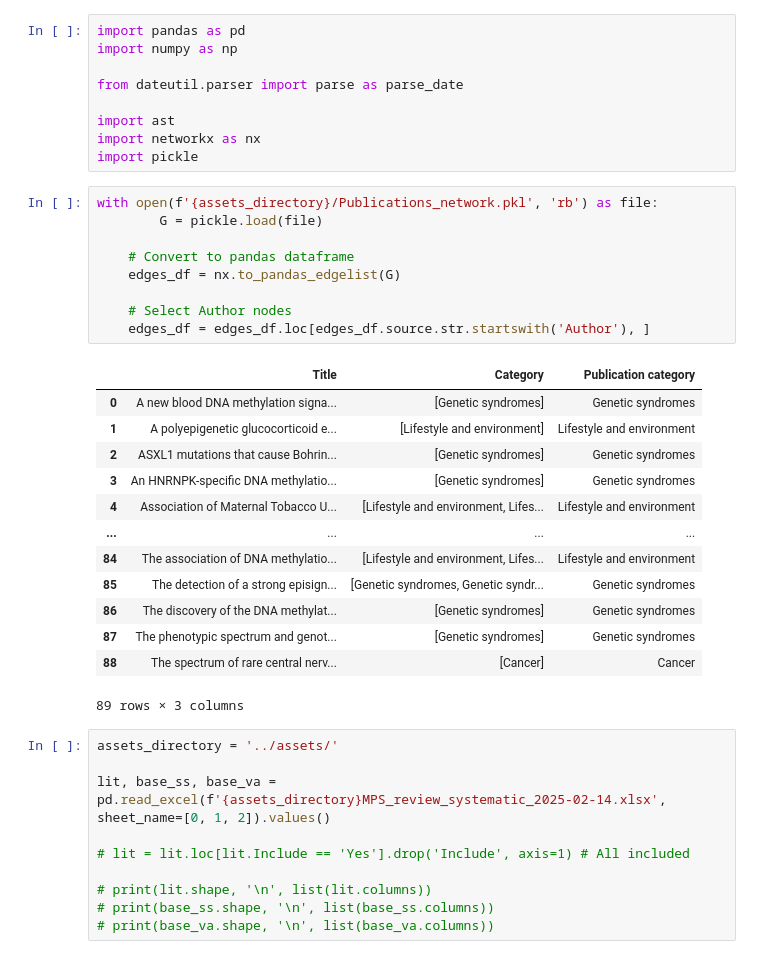
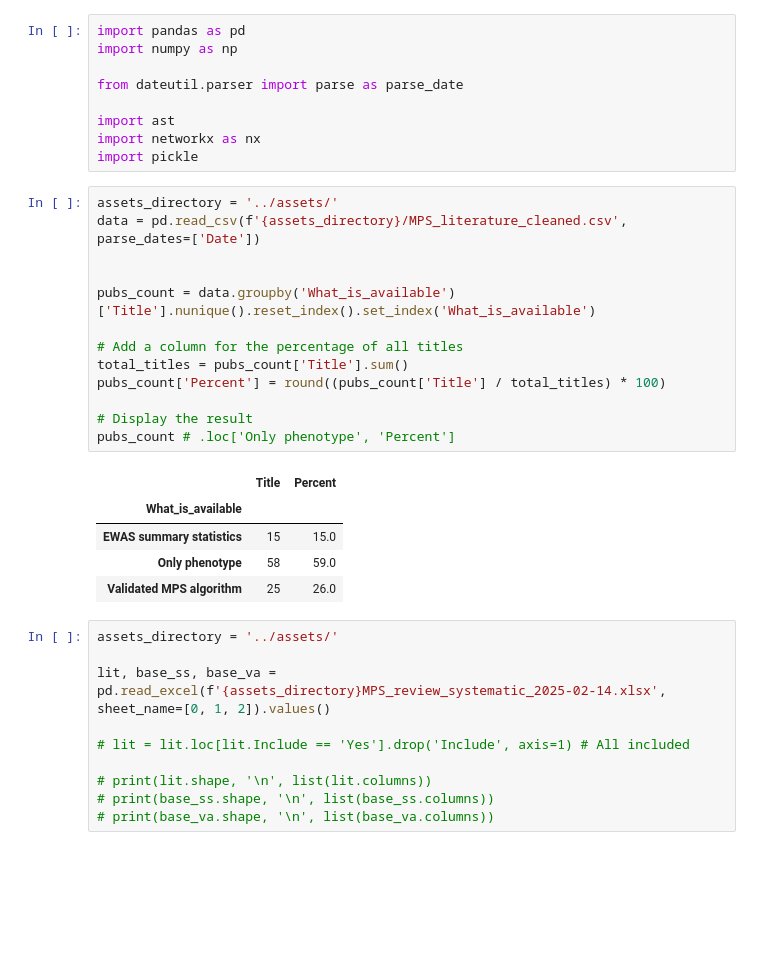
Before and after one commit to inDEPTHlab/DeMetRA-review, a Jupyter notebook: definitions/data_preprocessing.ipynb, the cells around one changed output. Drawn from its saved outputs; the diff is of its cells as text; blank space fills up the shorter version.

```diff
--- a/definitions/data_preprocessing.ipynb
+++ b/definitions/data_preprocessing.ipynb
@@ -12,28 +12,24 @@ import ast
 import networkx as nx
 import pickle
 # %%
-with open(f'{assets_directory}/Publications_network.pkl', 'rb') as file:
-        G = pickle.load(file)
+assets_directory = '../assets/'
+data = pd.read_csv(f'{assets_directory}/MPS_literature_cleaned.csv', parse_dates=['Date'])
 
-    # Convert to pandas dataframe
-    edges_df = nx.to_pandas_edgelist(G)
 
-    # Select Author nodes
-    edges_df = edges_df.loc[edges_df.source.str.startswith('Author'), ]
+pubs_count = data.groupby('What_is_available')['Title'].nunique().reset_index().set_index('What_is_available')
+
+# Add a column for the percentage of all titles
+total_titles = pubs_count['Title'].sum()
+pubs_count['Percent'] = round((pubs_count['Title'] / total_titles) * 100)
+
+# Display the result
+pubs_count # .loc['Only phenotype', 'Percent']
 # %% [output]
-|  | Title | Category | Publication category |
-| 0 | A new blood DNA methylation signa... | [Genetic syndromes] | Genetic syndromes |
-| 1 | A polyepigenetic glucocorticoid e... | [Lifestyle and environment] | Lifestyle and environment |
-| 2 | ASXL1 mutations that cause Bohrin... | [Genetic syndromes] | Genetic syndromes |
-| 3 | An HNRNPK-specific DNA methylatio... | [Genetic syndromes] | Genetic syndromes |
-| 4 | Association of Maternal Tobacco U... | [Lifestyle and environment, Lifes... | Lifestyle and environment |
-| ... | ... | ... | ... |
-| 84 | The association of DNA methylatio... | [Lifestyle and environment, Lifes... | Lifestyle and environment |
-| 85 | The detection of a strong episign... | [Genetic syndromes, Genetic syndr... | Genetic syndromes |
-| 86 | The discovery of the DNA methylat... | [Genetic syndromes] | Genetic syndromes |
-| 87 | The phenotypic spectrum and genot... | [Genetic syndromes] | Genetic syndromes |
-| 88 | The spectrum of rare central nerv... | [Cancer] | Cancer |
+|  | Title | Percent |
+| What_is_available |  |  |
+| EWAS summary statistics | 15 | 15.0 |
+| Only phenotype | 58 | 59.0 |
+| Validated MPS algorithm | 25 | 26.0 |
-89 rows × 3 columns
 # %%
 assets_directory = '../assets/'
 
```
Also changed, not shown: 3 other files.
